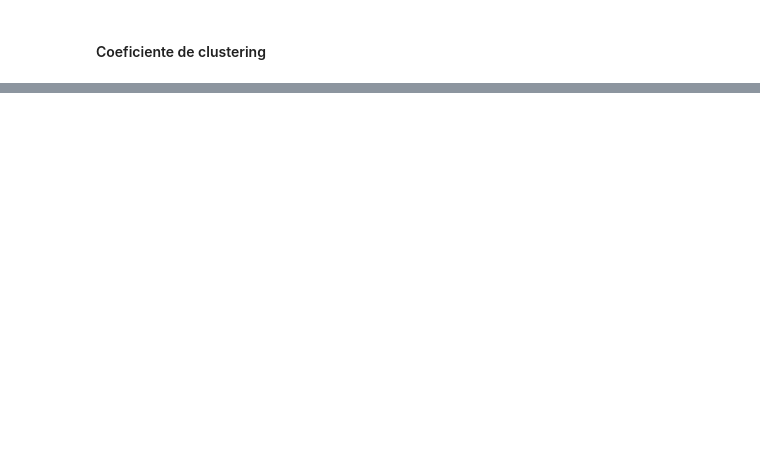
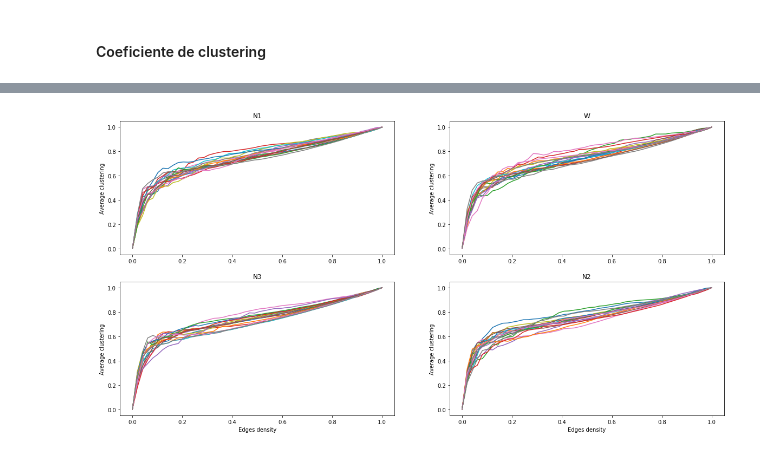
Before and after one commit to elfrasco/dmcyt_tp2, a Jupyter notebook: tp2/Tp2_paola.ipynb, the cells around one changed output, grey strips where cells are left out. Saved outputs shown, nothing was run; the diff lists cells and outputs as text; code cells hidden in the pictures; blank space fills up the shorter version.

```diff
--- a/tp2/Tp2_paola.ipynb
+++ b/tp2/Tp2_paola.ipynb
@@ -173,0 +131,4 @@ for i, sleepStage in enumerate(sleepStages):
+# %%
+plotGraphMeasureBySleepStage('Edges density', 'Average clustering', graphsBySleepStage, densities, nx.average_clustering)
+# %% [output]
+[figure, added]
```
Also changed, not shown: parts of 8 cells of this notebook.
